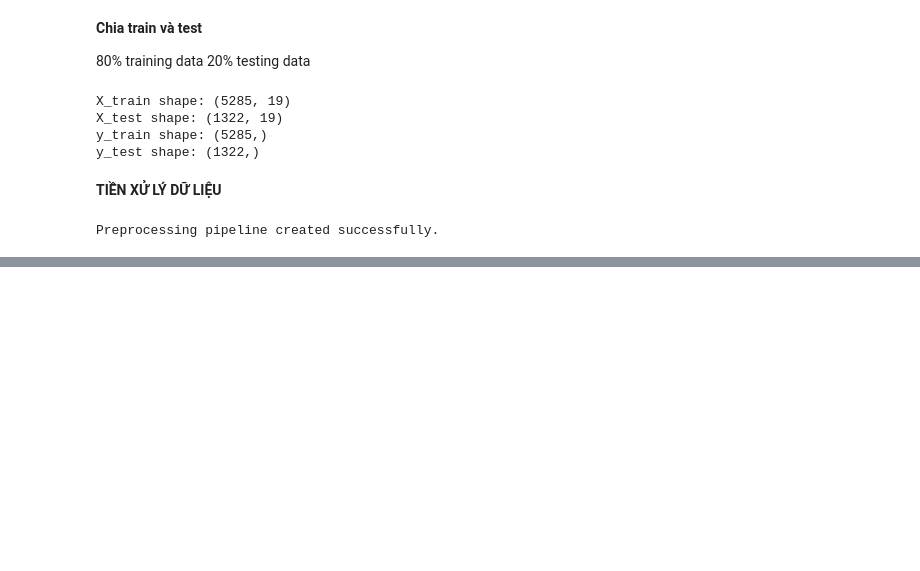
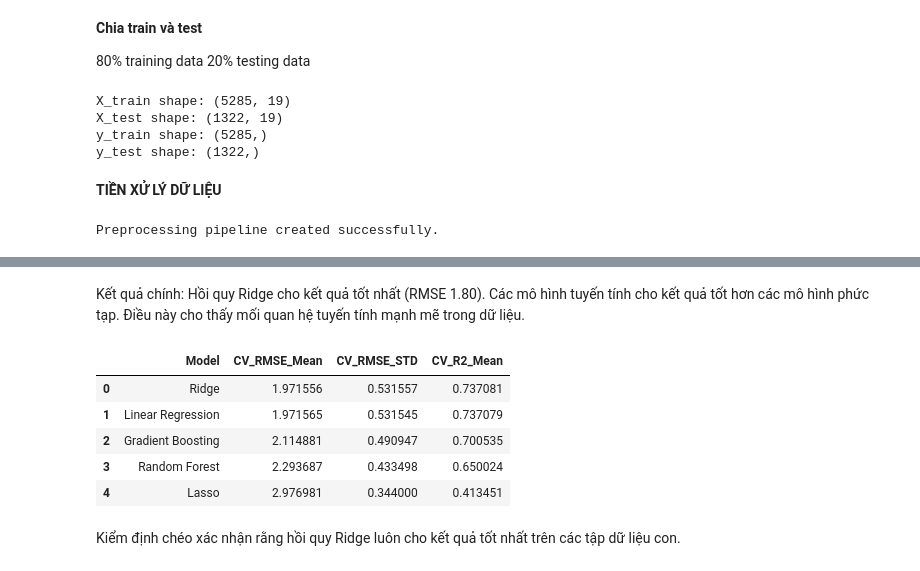
Before and after one commit to thuyntp26/LinearRegression, a Jupyter notebook: hoiquy_student.ipynb, the cells around one changed output, grey strips where cells are left out. Drawn from its saved outputs; the diff is of its cells as text; code cells hidden in the pictures; blank space fills up the shorter version.

```diff
--- a/hoiquy_student.ipynb
+++ b/hoiquy_student.ipynb
@@ -326,0 +390,53 @@ Preprocessing pipeline created successfully.
+# %% [markdown]
+Kết quả chính: Hồi quy Ridge cho kết quả tốt nhất (RMSE 1.80). Các mô hình tuyến tính cho kết quả tốt hơn các mô hình phức tạp. Điều này cho thấy mối quan hệ tuyến tính mạnh mẽ trong dữ liệu.
+# %%
+from sklearn.model_selection import KFold, cross_val_score
+
+# =========================
+# CROSS-VALIDATION
+# =========================
+cv_results = []
+kf = KFold(n_splits=5, shuffle=True, random_state=42)
+
+for name, model in models.items():
+    pipeline = Pipeline(steps=[
+        ("preprocessor", preprocessor),
+        ("model", model)
+    ])
+
+    rmse_scores = -cross_val_score(
+        pipeline,
+        X,
+        y,
+        cv=kf,
+        scoring="neg_root_mean_squared_error",
+        n_jobs=-1
+    )
+
+    r2_scores = cross_val_score(
+        pipeline,
+        X,
+        y,
+        cv=kf,
+        scoring="r2",
+        n_jobs=-1
+    )
+
+    cv_results.append({
+        "Model": name,
+        "CV_RMSE_Mean": rmse_scores.mean(),
+        "CV_RMSE_STD": rmse_scores.std(),
+        "CV_R2_Mean": r2_scores.mean()
+    })
+
+cv_results_df = pd.DataFrame(cv_results).sort_values(by="CV_RMSE_Mean").reset_index(drop=True)
+cv_results_df
+# %% [output]
+|  | Model | CV_RMSE_Mean | CV_RMSE_STD | CV_R2_Mean |
+| 0 | Ridge | 1.971556 | 0.531557 | 0.737081 |
+| 1 | Linear Regression | 1.971565 | 0.531545 | 0.737079 |
+| 2 | Gradient Boosting | 2.114881 | 0.490947 | 0.700535 |
+| 3 | Random Forest | 2.293687 | 0.433498 | 0.650024 |
+| 4 | Lasso | 2.976981 | 0.344000 | 0.413451 |
+# %% [markdown]
+Kiểm định chéo xác nhận rằng hồi quy Ridge luôn cho kết quả tốt nhất trên các tập dữ liệu con.
```
Also changed, not shown: parts of 7 cells of this notebook.
